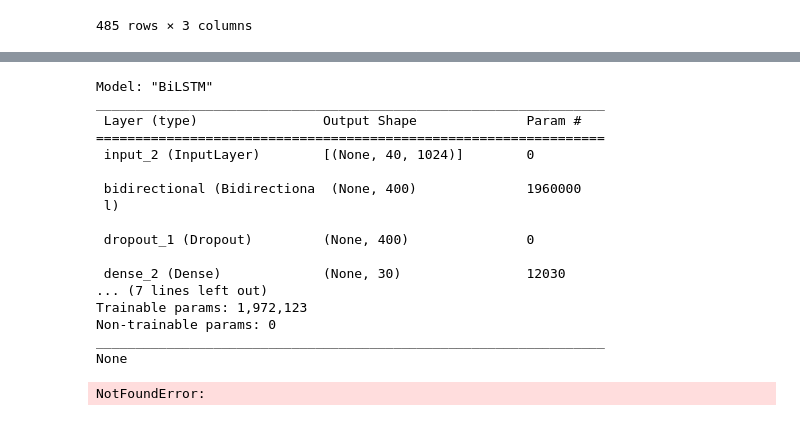
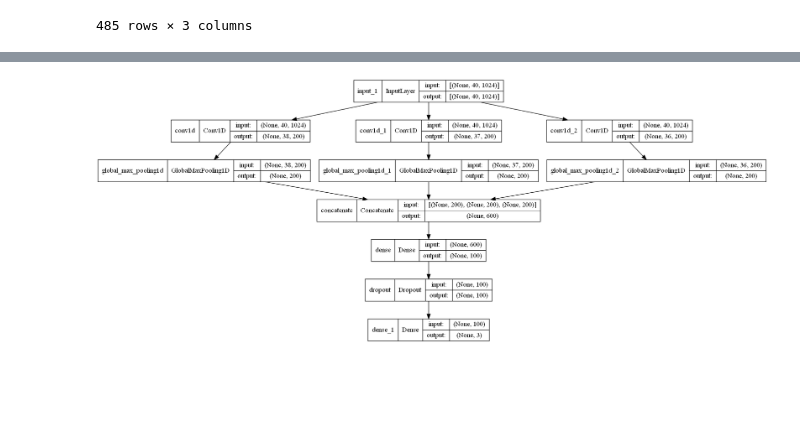
Before and after one commit to kmaltcev/NLP-BiLSTM-model, a Jupyter notebook: CNN_BiLSTM.ipynb, the cells around one changed output, grey strips where cells are left out. Cells and saved outputs as stored; diff of their text form; code cells hidden in the pictures; blank space fills up the shorter version.

```diff
--- a/CNN_BiLSTM.ipynb
+++ b/CNN_BiLSTM.ipynb
@@ -119,3 +122,4 @@ train_set.shape
 # %%
-cnn = CNN(train_set.X_shape())
+cnn = CNN(train_set.X_shape(), output_units=3)
+cnn.build()
 # %% [output]
@@ -139,20 +126,0 @@ None
-# %%
-bilstm = BiLSTM(train_set.X_shape())
-# %% [output]
-Model: "BiLSTM"
-_________________________________________________________________
- Layer (type)                Output Shape              Param #
-=================================================================
- input_2 (InputLayer)        [(None, 40, 1024)]        0
-
- bidirectional (Bidirectiona  (None, 400)              1960000
- l)
-
- dropout_1 (Dropout)         (None, 400)               0
-
- dense_2 (Dense)             (None, 30)                12030
-... (7 lines left out)
-Trainable params: 1,972,123
-Non-trainable params: 0
-_________________________________________________________________
-None
@@ -163,17 +127,6 @@ cnn_bilstm = Ensemble(cnn, bilstm)
-# %%
-cnn_bilstm.fit(train_set)
-# %% [output]
-NotFoundError:
-# %%
-cnn = CNN(train_set.X_shape())
-# %%
-from tensorflow.keras.utils import to_categorical
-
-y_train = to_categorical(train_set.Y_train, num_classes=3)
-y_val = to_categorical(train_set.Y_val, num_classes=3)
-
-# start training
-history = cnn.model.fit(train_set.X_train, y_train, epochs=10, batch_size=50, verbose=2,
-                        validation_data=(train_set.X_val, y_val))
+# %%
+cnn.plot_model()
+# %% [output]
+[figure, added]
 # %%
 cnn.fit(train_set)
```
Also changed, not shown: parts of 23 cells of this notebook, 14 other files.
